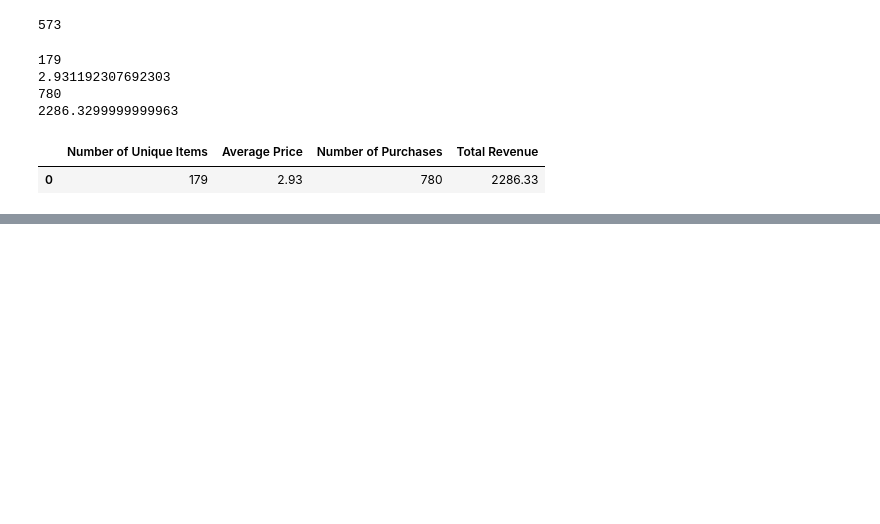
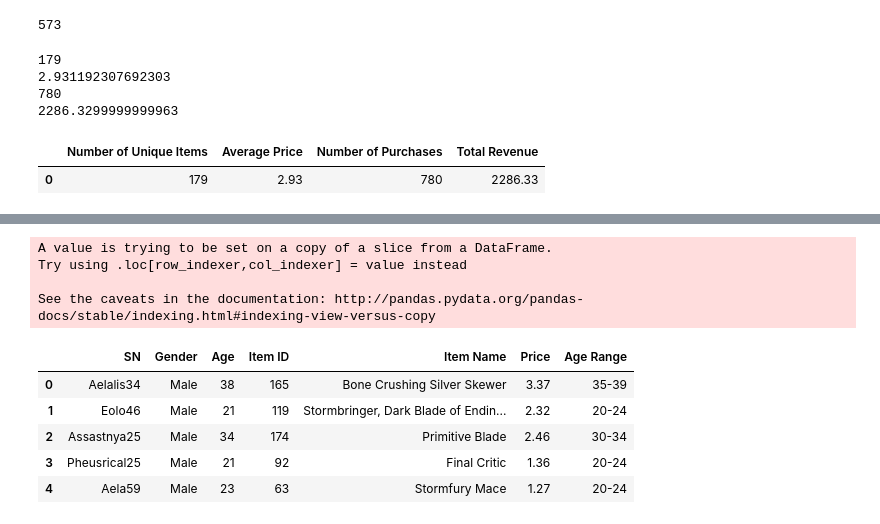
Before and after one commit to Jayleh/UCI, a Jupyter notebook: Homework4/HeroesOfPymoli/Heroes Of Pymoli Data Analysis.ipynb, the cells around one changed output, grey strips where cells are left out. Saved outputs shown, nothing was run; the diff lists cells and outputs as text; code cells hidden in the pictures; blank space fills up the shorter version.

```diff
--- a/Homework4/HeroesOfPymoli/Heroes Of Pymoli Data Analysis.ipynb
+++ b/Homework4/HeroesOfPymoli/Heroes Of Pymoli Data Analysis.ipynb
@@ -164,0 +179,18 @@ gender_indexed
+# %%
+# Create bins for Age Demographics Analysis
+bins = [2, 9, 14, 19, 24, 29, 34, 39, 99]
+labels = ['<10', '10-14', '15-19', '20-24', '25-29', '30-34', '35-39', '40+']
+
+unique_heroes_df['Age Range'] = pd.cut(unique_heroes_df['Age'], bins=bins, labels=labels)
+unique_heroes_df.head()
+# %% [output]
+A value is trying to be set on a copy of a slice from a DataFrame.
+Try using .loc[row_indexer,col_indexer] = value instead
+
+See the caveats in the documentation: http://pandas.pydata.org/pandas-docs/stable/indexing.html#indexing-view-versus-copy
+|  | SN | Gender | Age | Item ID | Item Name | Price | Age Range |
+| 0 | Aelalis34 | Male | 38 | 165 | Bone Crushing Silver Skewer | 3.37 | 35-39 |
+| 1 | Eolo46 | Male | 21 | 119 | Stormbringer, Dark Blade of Endin... | 2.32 | 20-24 |
+| 2 | Assastnya25 | Male | 34 | 174 | Primitive Blade | 2.46 | 30-34 |
+| 3 | Pheusrical25 | Male | 21 | 92 | Final Critic | 1.36 | 20-24 |
+| 4 | Aela59 | Male | 23 | 63 | Stormfury Mace | 1.27 | 20-24 |
```
Also changed, not shown: parts of 10 cells of this notebook.
